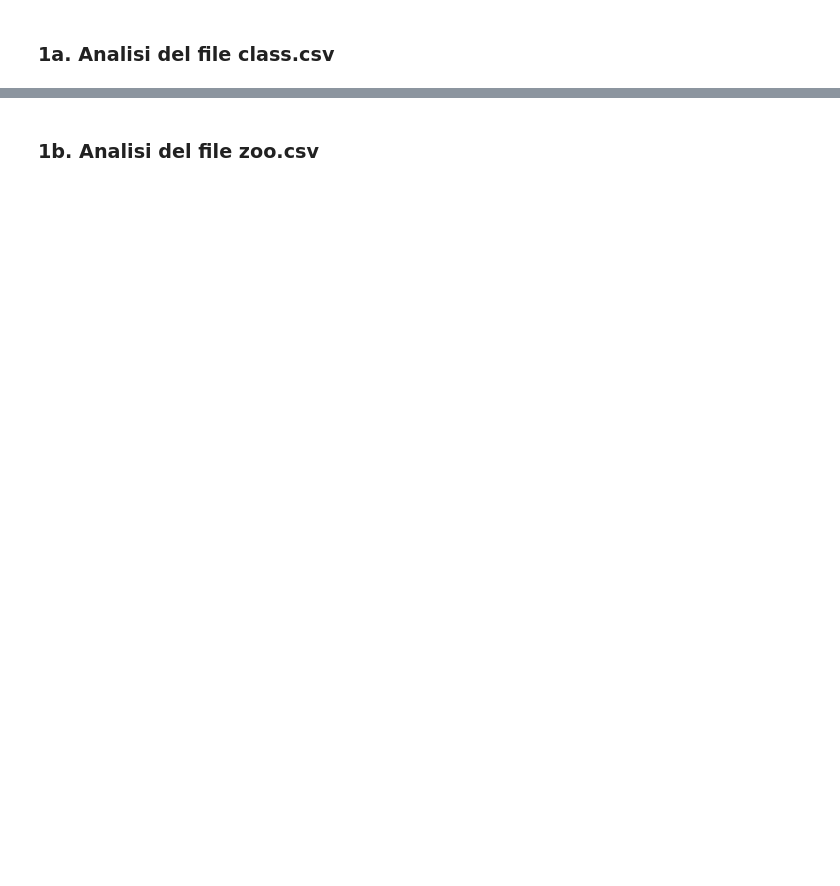
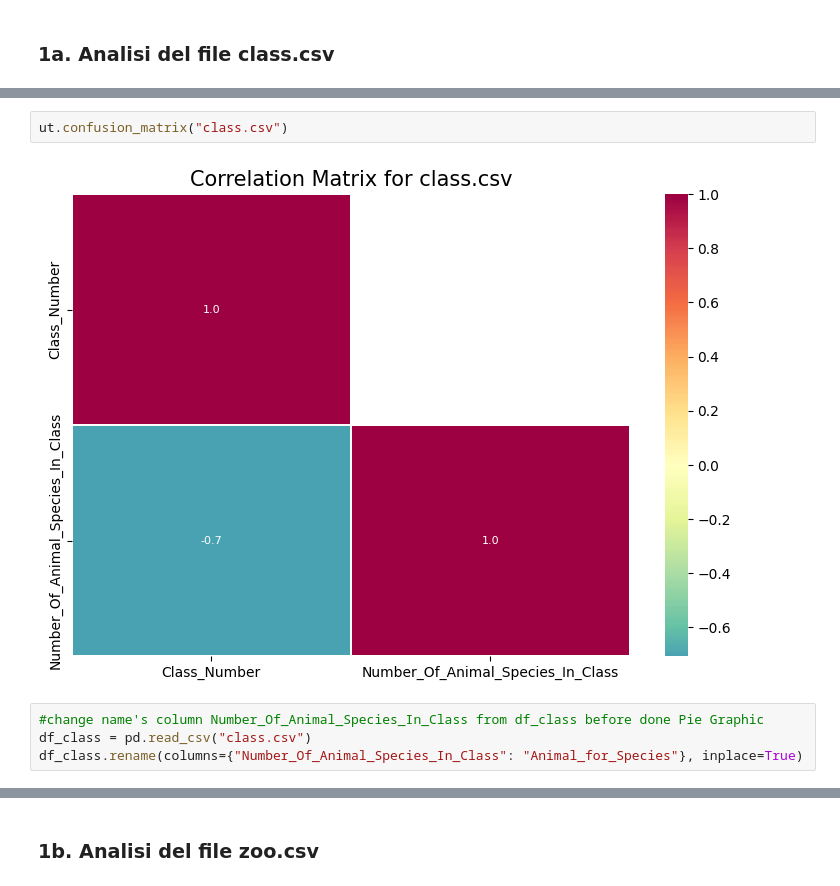
Before and after one commit to Laura1385/projectzoo, a Jupyter notebook: Maincode.ipynb, the cells around one changed output, grey strips where cells are left out. Saved outputs shown, nothing was run; the diff lists cells and outputs as text; blank space fills up the shorter version.

```diff
--- a/Maincode.ipynb
+++ b/Maincode.ipynb
@@ -99,0 +72,8 @@ fig.show()
+# %%
+ut.confusion_matrix("class.csv")
+# %% [output]
+[figure, added]
+# %%
+#change name's column Number_Of_Animal_Species_In_Class from df_class before done Pie Graphic
+df_class = pd.read_csv("class.csv")
+df_class.rename(columns={"Number_Of_Animal_Species_In_Class": "Animal_for_Species"}, inplace=True)
```
Also changed, not shown: parts of 43 cells of this notebook, 3 other files.
